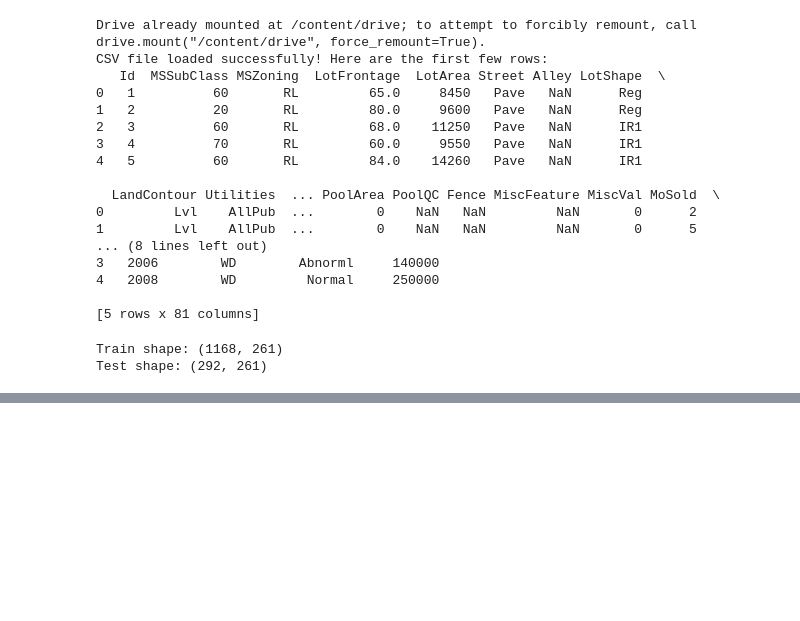
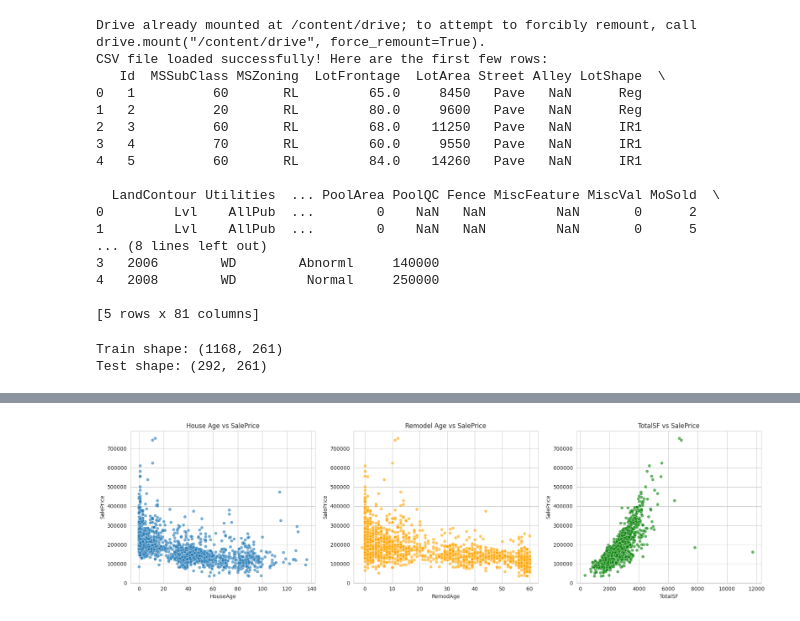
Before and after one commit to amar-emad/House-Price-Prediction-containing-, a Jupyter notebook: Untitled.ipynb, the cells around one changed output, grey strips where cells are left out. Saved outputs shown, nothing was run; the diff lists cells and outputs as text; code cells hidden in the pictures; blank space fills up the shorter version.

```diff
--- a/Untitled.ipynb
+++ b/Untitled.ipynb
@@ -299,0 +381,23 @@ Test shape: (292, 261)
+# %%
+
+# Scatter plots for new features vs SalePrice
+
+
+fig, axes = plt.subplots(1, 3, figsize=(18, 5))
+
+# House Age
+sns.scatterplot(x=df["HouseAge"], y=df["SalePrice"], ax=axes[0], alpha=0.6)
+axes[0].set_title("House Age vs SalePrice")
+
+# Remodel Age
+sns.scatterplot(x=df["RemodAge"], y=df["SalePrice"], ax=axes[1], alpha=0.6, color="orange")
+axes[1].set_title("Remodel Age vs SalePrice")
+
+# Total Square Footage
+sns.scatterplot(x=df["TotalSF"], y=df["SalePrice"], ax=axes[2], alpha=0.6, color="green")
+axes[2].set_title("TotalSF vs SalePrice")
+
+plt.tight_layout()
+plt.show()
+# %% [output]
+[figure, added]
```
Also changed, not shown: parts of 4 cells of this notebook.
